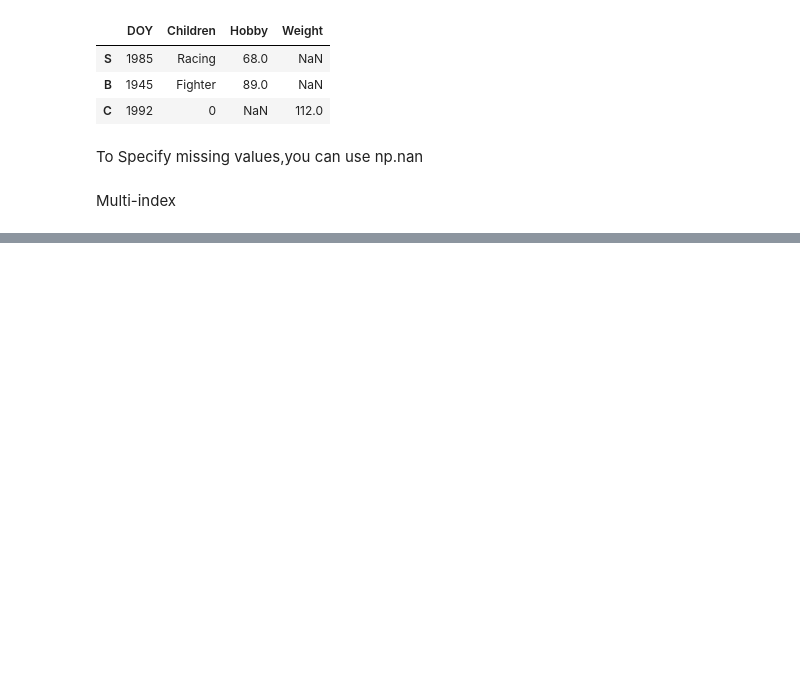
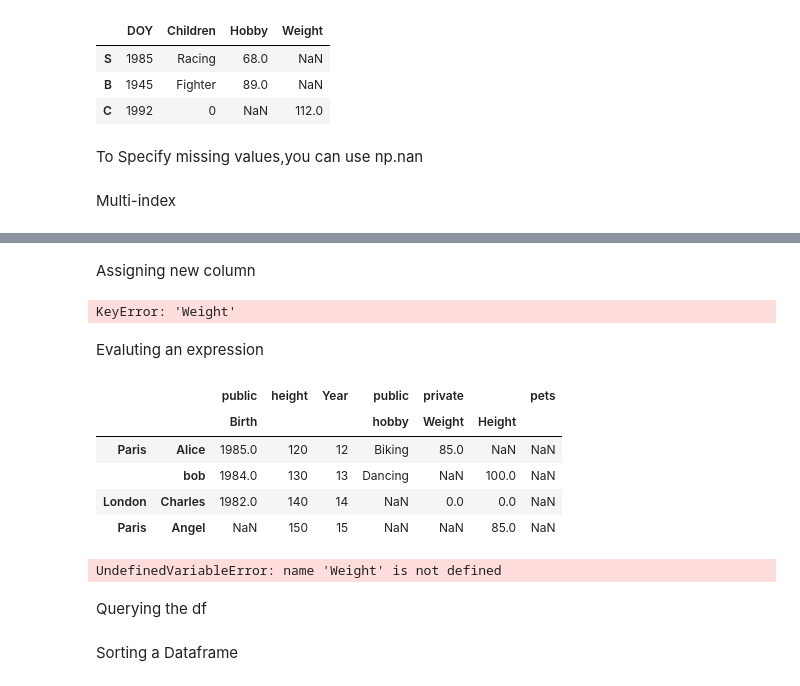
Before and after one commit to Lokitha-S/6sem_mlpractice, a Jupyter notebook: Ml_pratice.ipynb, the cells around one changed output, grey strips where cells are left out. Saved outputs shown, nothing was run; the diff lists cells and outputs as text; code cells hidden in the pictures; blank space fills up the shorter version.

```diff
--- a/Ml_pratice.ipynb
+++ b/Ml_pratice.ipynb
@@ -163,0 +214,5 @@ data
+# %%
+data['age']=2025 - data['Doy']
+data['Over 30 ']=people['age']>30
+Doy1=data.pop('Doy')     #del data['hobby']
+data
@@ -163,0 +223,3 @@ data
+# %%
+data['pets']=pd.Series({'Dolly':0,'Julie':5,'Puppy':1})
+data
@@ -163,0 +235,3 @@ data
+# %%
+data.insert(1,'Year',[12,13,14,15])
+data
@@ -163,0 +247,27 @@ data
+# %% [markdown]
+Assigning new column
+# %%
+data.assign(
+    BMI=data['Weight']/(data['Birth']/100)**2,
+    has_pet=data['pets']>0
+)
+# %% [output]
+KeyError: 'Weight'
+# %% [markdown]
+Evaluting an expression
+# %%
+data.insert(1,'height',[120,130,140,150])
+data
+# %% [output]
+|  |  | public | height | Year | public | private |  | pets |
+|  |  | Birth |  |  | hobby | Weight | Height |  |
+| Paris | Alice | 1985.0 | 120 | 12 | Biking | 85.0 | NaN | NaN |
+|  | bob | 1984.0 | 130 | 13 | Dancing | NaN | 100.0 | NaN |
+| London | Charles | 1982.0 | 140 | 14 | NaN | 0.0 | 0.0 | NaN |
+| Paris | Angel | NaN | 150 | 15 | NaN | NaN | 85.0 | NaN |
+# %%
+data.eval('Weight/(Height/100)**2>25')
+# %% [output]
+UndefinedVariableError: name 'Weight' is not defined
+# %% [markdown]
+Querying the df
@@ -163,0 +276,2 @@ data
+# %% [markdown]
+Sorting a Dataframe
```
Also changed, not shown: parts of 33 cells of this notebook.
